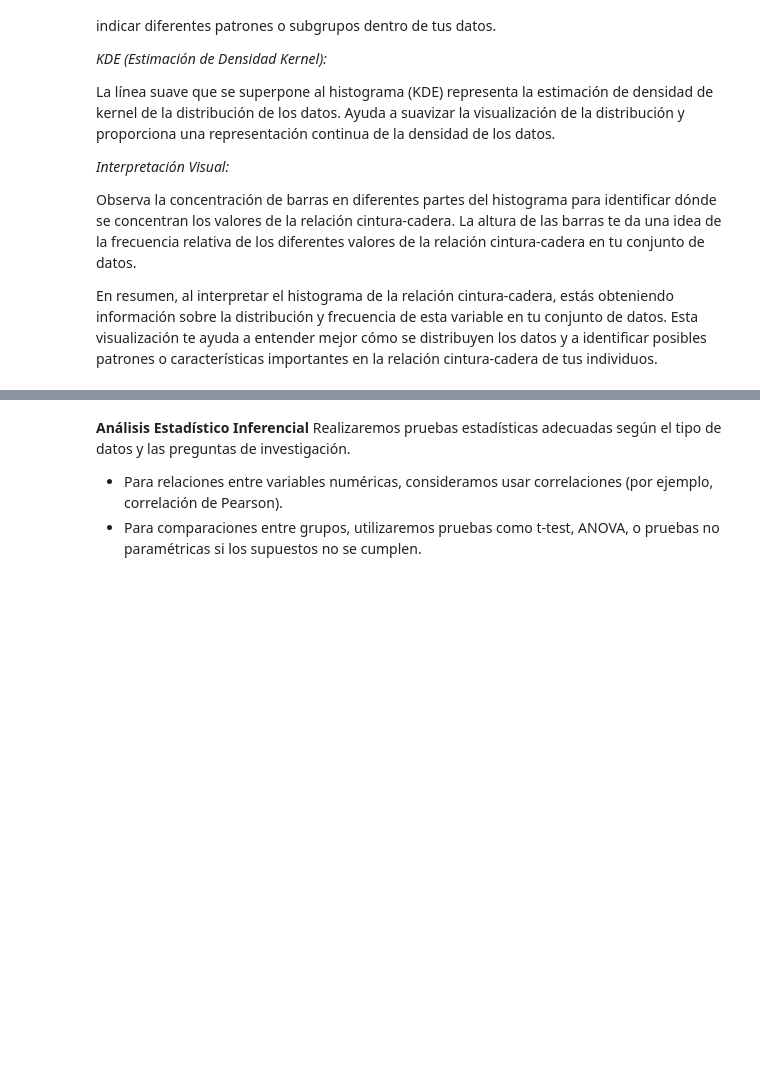
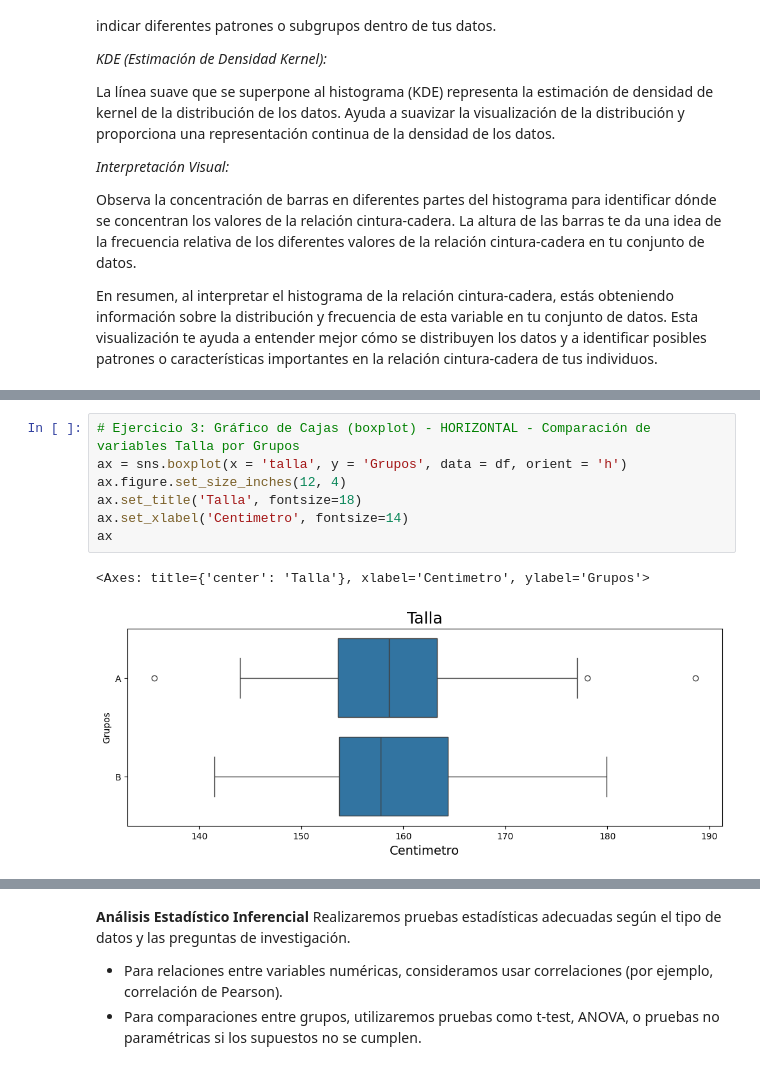
Before and after one commit to abel-salazar/CienciaDatosPython, a Jupyter notebook: Proyecto_N°_03_Ciencia_Datos_con_Python.ipynb, the cells around one changed output, grey strips where cells are left out. Drawn from its saved outputs; the diff is of its cells as text; blank space fills up the shorter version.

```diff
--- a/Proyecto_N°_03_Ciencia_Datos_con_Python.ipynb
+++ b/Proyecto_N°_03_Ciencia_Datos_con_Python.ipynb
@@ -496,0 +595,10 @@ En resumen, al interpretar el histograma de la relación cintura-cadera, estás
+# %%
+# Ejercicio 3: Gráfico de Cajas (boxplot) - HORIZONTAL - Comparación de variables Talla por Grupos
+ax = sns.boxplot(x = 'talla', y = 'Grupos', data = df, orient = 'h')
+ax.figure.set_size_inches(12, 4)
+ax.set_title('Talla', fontsize=18)
+ax.set_xlabel('Centimetro', fontsize=14)
+ax
+# %% [output]
+<Axes: title={'center': 'Talla'}, xlabel='Centimetro', ylabel='Grupos'>
+[figure, added]
```
Also changed, not shown: parts of 36 cells of this notebook.
